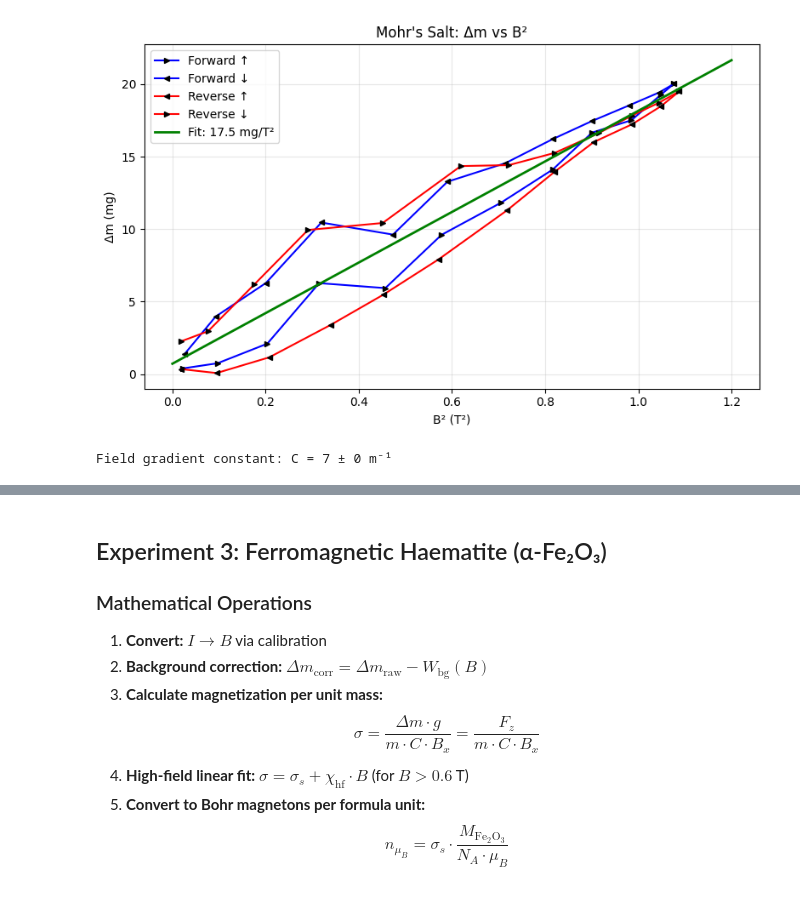
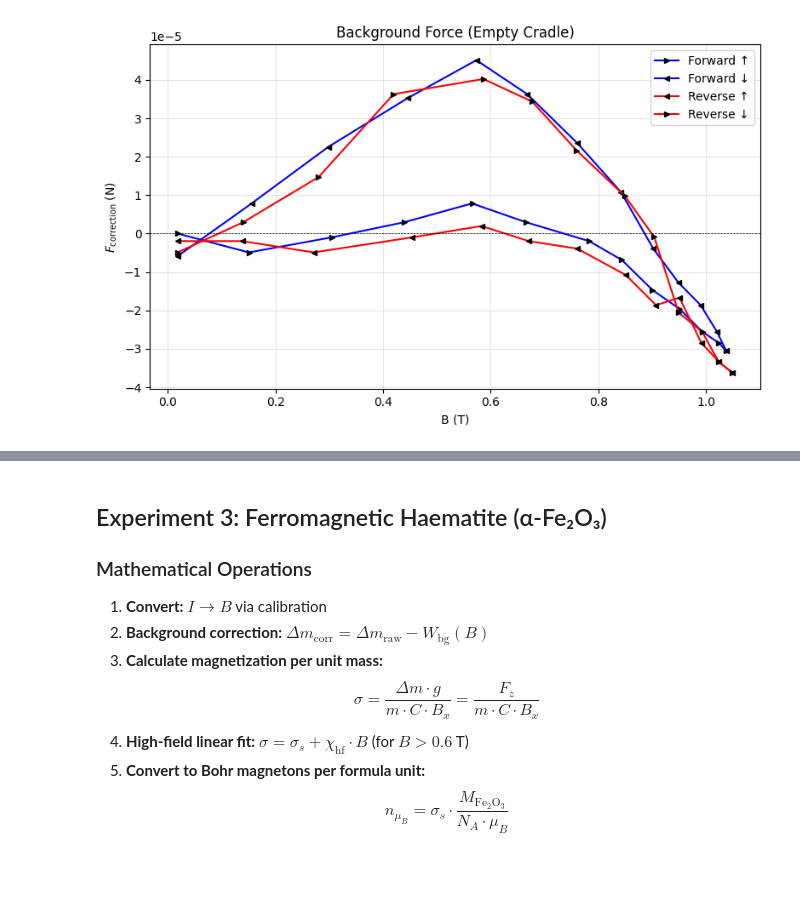
Before and after one commit to Matth3wc/Comp-Sim-Numerical-Methods, a Jupyter notebook: exp_magnitisation_susceptibility/main.ipynb, the cells around one changed output, grey strips where cells are left out. Saved outputs shown, nothing was run; the diff lists cells and outputs as text; code cells hidden in the pictures.

```diff
--- a/exp_magnitisation_susceptibility/main.ipynb
+++ b/exp_magnitisation_susceptibility/main.ipynb
@@ -128,51 +81,34 @@ Background: mean=-0.02 mg, std=2.06 mg
-# %%
-def partB_mohrs_calibration():
-    """Part B: Field Gradient Calibration with Mohr's Salt"""
-    # Theory: Δm = (C·m·χ/g)·B² where C is field gradient constant
-    chi_mohrs, m_mohrs, g = d.chi_mohrs, d.mohrs_mass, d.g
-    I_mohrs_for, W_mohrs_for = d.exp1b_mohrs_for.current, d.exp1b_mohrs_for.values
-    I_mohrs_rev, W_mohrs_rev = d.exp1b_mohrs_rev.current, d.exp1b_mohrs_rev.values
-
-    B_mohrs_for = np.abs(current_to_field(I_mohrs_for))
-    B_mohrs_rev = np.abs(current_to_field(-I_mohrs_rev))
-    B2_for, B2_rev = B_mohrs_for**2, B_mohrs_rev**2
-    peak_mohrs_for, peak_mohrs_rev = np.argmax(I_mohrs_for), np.argmax(I_mohrs_rev)
-
-    # Apply background correction
-    W_for_corr = W_mohrs_for - background_interp(B_mohrs_for)
-    W_rev_corr = W_mohrs_rev - background_interp(B_mohrs_rev)
-
-    # Fit
-    B2_all = np.concatenate([B2_for, B2_rev])
-    W_all = np.concatenate([W_for_corr, W_rev_corr])
-    mask = B2_all > 0.01
-    popt, pcov = curve_fit(lambda x, a, b: a*x + b, B2_all[mask], W_all[mask])
-    slope, intercept = popt
-    slope_err = np.sqrt(pcov[0,0])
-
-    # Plot
-    plt.figure()
-    plt.plot(B2_for[:peak_mohrs_for+1], W_for_corr[:peak_mohrs_for+1], 'b-', marker='>', mfc='k', mec='k', ms=5, label='Forward ↑')
-    plt.plot(B2_for[peak_mohrs_for:], W_for_corr[peak_mohrs_for:], 'b-', marker='<', mfc='k', mec='k', ms=5, label='Forward ↓')
-    plt.plot(B2_rev[:peak_mohrs_rev+1], W_rev_corr[:peak_mohrs_rev+1], 'r-', marker='<', mfc='k', mec='k', ms=5, label='Reverse ↑')
-    plt.plot(B2_rev[peak_mohrs_rev:], W_rev_corr[peak_mohrs_rev:], 'r-', marker='>', mfc='k', mec='k', ms=5, label='Reverse ↓')
-    plt.plot([0, 1.2], [intercept, slope*1.2 + intercept], 'g-', lw=2, label=f'Fit: {slope:.1f} mg/T²')
-    plt.xlabel('B² (T²)'), plt.ylabel('Δm (mg)')
-    plt.title("Mohr's Salt: Δm vs B²"), plt.legend(), plt.grid(True, alpha=0.3)
-    plt.tight_layout(), plt.savefig('plots/partB_mohrs.png', dpi=100)
-    plt.show()
-
-    # Calculate field gradient constant C
-    C = (slope * 1e-6 * g) / (chi_mohrs * m_mohrs)
-    C_err = (slope_err * 1e-6 * g) / (chi_mohrs * m_mohrs)
-    print(f"Field gradient constant: C = {C:.0f} ± {C_err:.0f} m⁻¹")
-
-    return {'C': C, 'C_err': C_err}
-
-gradient_calibration = partB_mohrs_calibration()
-# %% [output]
-[figure, old version]
-Field gradient constant: C = 7 ± 0 m⁻¹
+# %%
+def task1B_background():
+    """Task 2: Background Force (Empty Cradle)"""
+    I_base_for, W_base_for = d.exp1b_base_for.current, d.exp1b_base_for.values
+    I_base_rev, W_base_rev = d.exp1b_base_rev.current, d.exp1b_base_rev.values
+    B_base_for = np.abs(current_to_field(I_base_for))
+    B_base_rev = np.abs(current_to_field(-I_base_rev))
+    peak_base_for, peak_base_rev = np.argmax(I_base_for), np.argmax(I_base_rev)
+
+    # Convert mass change (mg) to force (N): F = Δm × 10⁻⁶ × g
+    g_val = d.g
+    F_base_for = W_base_for * 1e-6 * g_val
+    F_base_rev = W_base_rev * 1e-6 * g_val
+
+    # Plot
+    plt.figure()
+    plt.plot(B_base_for[:peak_base_for+1], F_base_for[:peak_base_for+1], 'b-', marker='>', mfc='k', mec='k', ms=5, label='Forward ↑')
+    plt.plot(B_base_for[peak_base_for:], F_base_for[peak_base_for:], 'b-', marker='<', mfc='k', mec='k', ms=5, label='Forward ↓')
+    plt.plot(B_base_rev[:peak_base_rev+1], F_base_rev[:peak_base_rev+1], 'r-', marker='<', mfc='k', mec='k', ms=5, label='Reverse ↑')
+    plt.plot(B_base_rev[peak_base_rev:], F_base_rev[peak_base_rev:], 'r-', marker='>', mfc='k', mec='k', ms=5, label='Reverse ↓')
+    plt.xlabel('B (T)'), plt.ylabel('$F_{\\mathrm{correction}}$ (N)')
+    plt.title('Background Force (Empty Cradle)'), plt.legend(), plt.grid(True, alpha=0.3)
+    plt.axhline(0, color='k', ls='--', lw=0.5)
+    plt.tight_layout(), plt.savefig('plots/task2_background.png', dpi=100)
+    plt.show()
+
+    return F_base_for, F_base_rev
+
+F_correction_for, F_correction_rev = task1B_background()
+# %% [output]
+[figure, new version]
 # %% [markdown]
 ## Part B: Field Gradient Calibration (Mohr's Salt)
 
```
Also changed, not shown: parts of 11 cells of this notebook, 6 other files.
